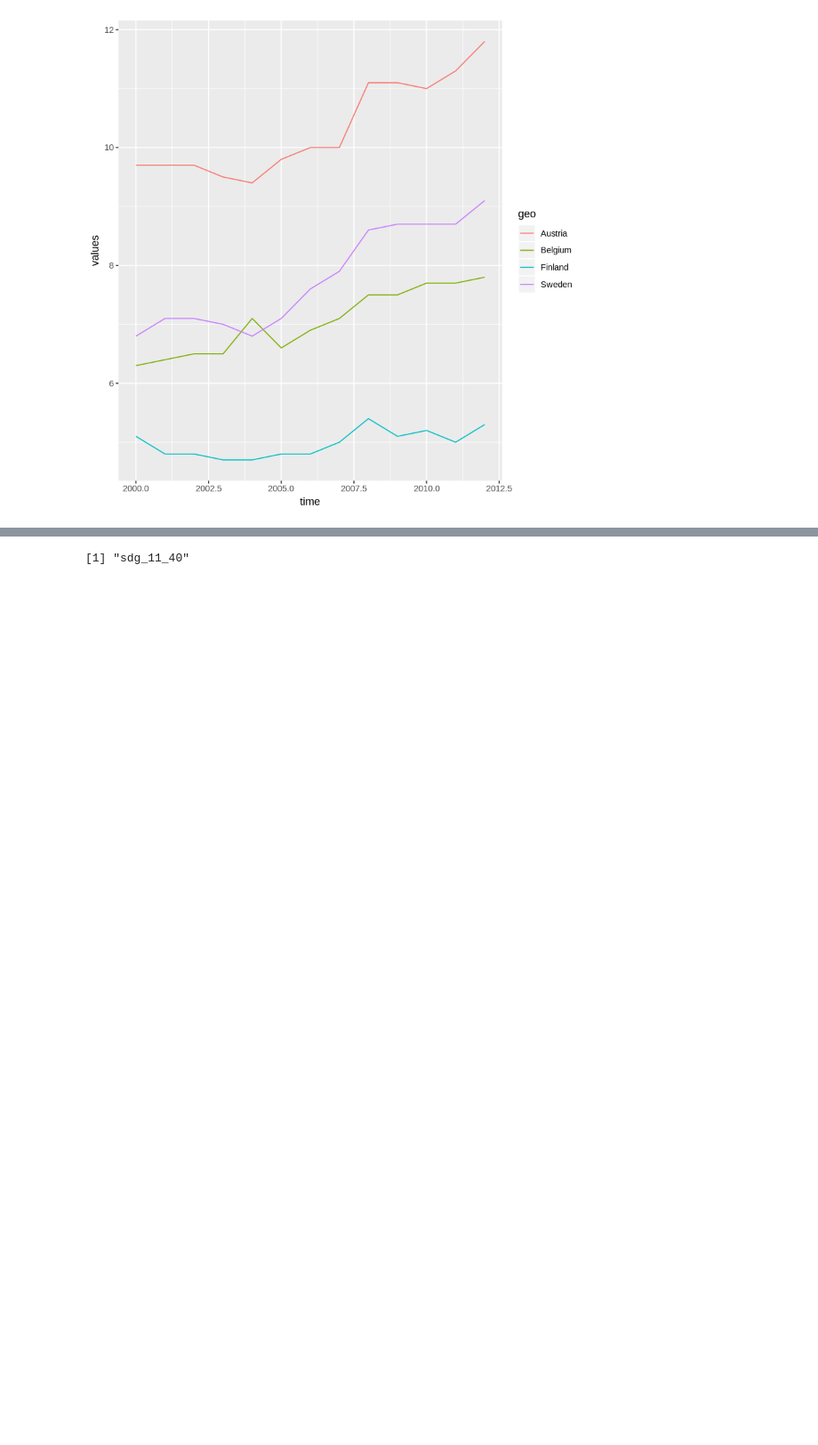
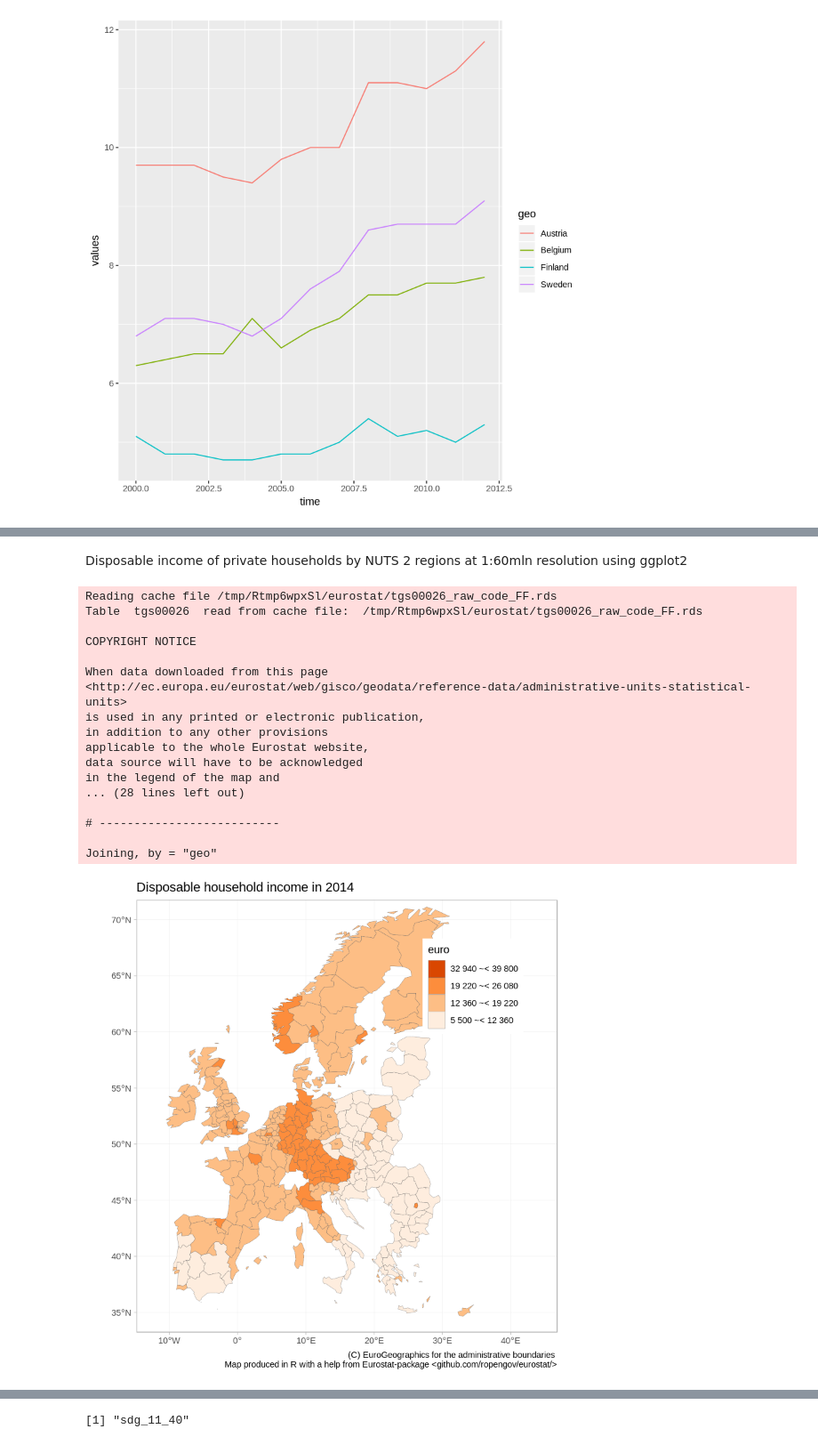
Before and after one commit to eurostat/PRost, a Jupyter notebook: notebooks/eurostat_package_tutorial.ipynb, the cells around one changed output, grey strips where cells are left out. Shown at 89% size. Drawn from its saved outputs; the diff is of its cells as text; code cells hidden in the pictures; blank space fills up the shorter version.

```diff
--- a/notebooks/eurostat_package_tutorial.ipynb
+++ b/notebooks/eurostat_package_tutorial.ipynb
@@ -221,0 +392,45 @@ ERROR: Error in library(tmap): there is no package called ‘tmap’
+# %% [markdown]
+Disposable income of private households by NUTS 2 regions at 1:60mln resolution using ggplot2
+# %%
+library(eurostat)
+library(dplyr)
+library(ggplot2)
+dat <- get_eurostat("tgs00026", time_format = "raw", stringsAsFactors = FALSE) %>%
+  # subsetting to year 2014 and NUTS-2 level
+  dplyr::filter(time == 2014, nchar(geo) == 4) %>%
+  # classifying the values the variable
+  dplyr::mutate(cat = cut_to_classes(values))
+
+# Download geospatial data from GISCO
+geodata <- get_eurostat_geospatial(resolution = "60", nuts_level = "2", year = 2013)
+
+# merge with attribute data with geodata
+map_data <- inner_join(geodata, dat)
+
+ggplot(data=map_data) + geom_sf(aes(fill=cat),color="dim grey", size=.1) +
+    scale_fill_brewer(palette = "Oranges") +
+  guides(fill = guide_legend(reverse=T, title = "euro")) +
+  labs(title="Disposable household income in 2014",
+       caption="(C) EuroGeographics for the administrative boundaries
+                Map produced in R with a help from Eurostat-package <github.com/ropengov/eurostat/>") +
+  theme_light() + theme(legend.position=c(.8,.8)) +
+  coord_sf(xlim=c(-12,44), ylim=c(35,70))
+# %% [output]
+Reading cache file /tmp/Rtmp6wpxSl/eurostat/tgs00026_raw_code_FF.rds
+Table  tgs00026  read from cache file:  /tmp/Rtmp6wpxSl/eurostat/tgs00026_raw_code_FF.rds
+
+COPYRIGHT NOTICE
+
+When data downloaded from this page
+<http://ec.europa.eu/eurostat/web/gisco/geodata/reference-data/administrative-units-statistical-units>
+is used in any printed or electronic publication,
+in addition to any other provisions
+applicable to the whole Eurostat website,
+data source will have to be acknowledged
+in the legend of the map and
+... (28 lines left out)
+
+# --------------------------
+
+Joining, by = "geo"
+[figure, added]
```
Also changed, not shown: parts of 17 cells of this notebook.
